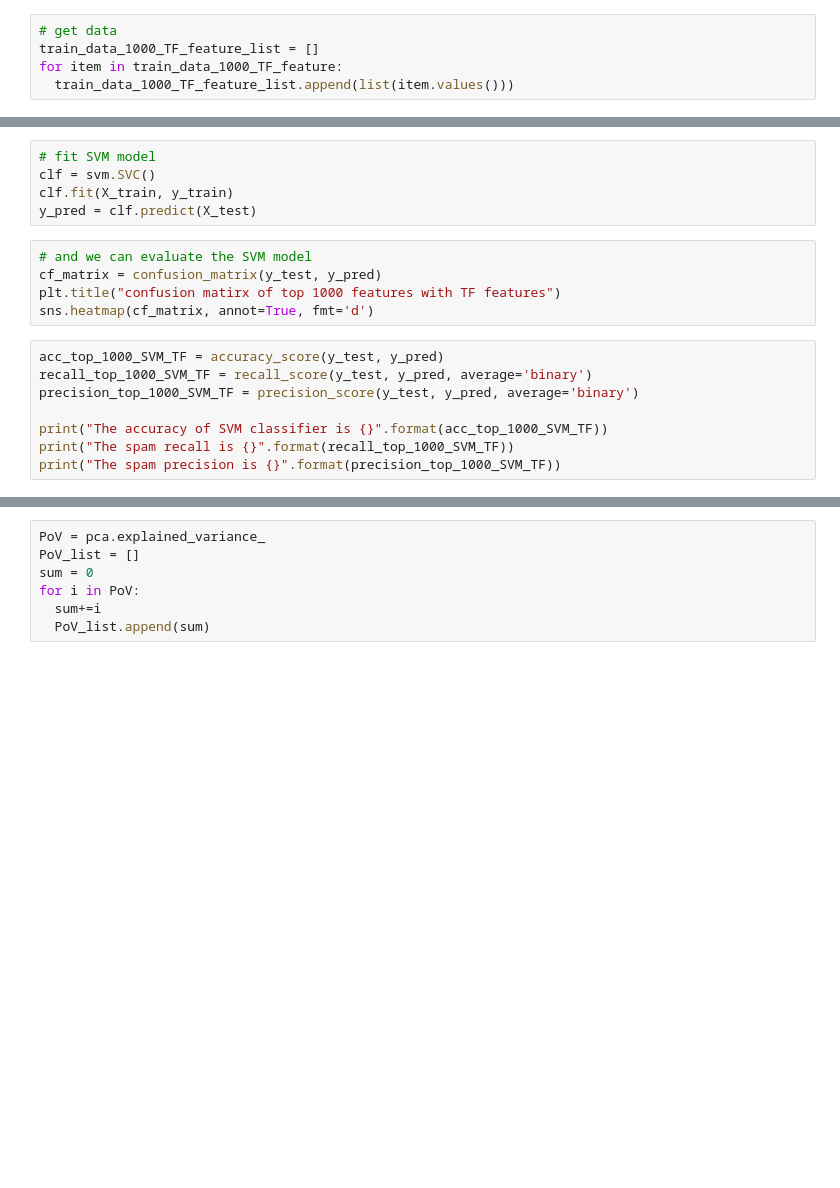
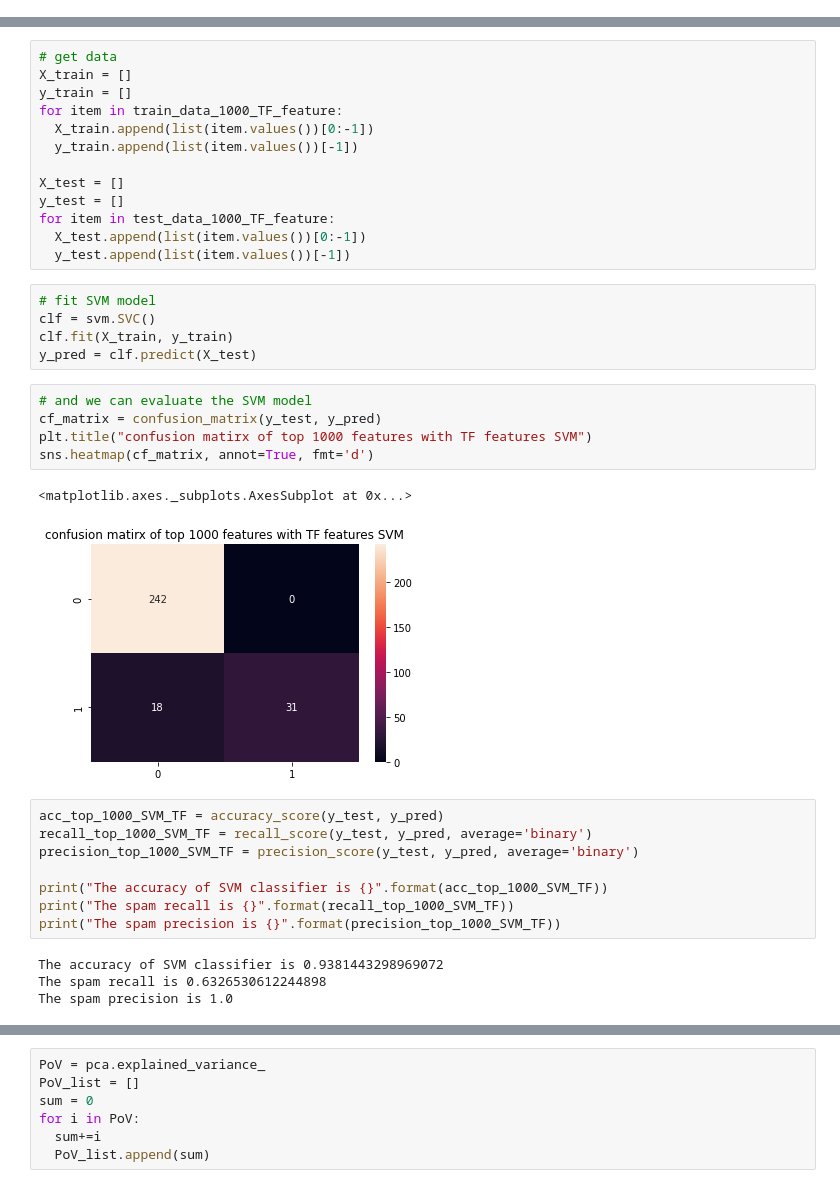
Before and after one commit to yeb2Binfang/ECE-GY-9163-ML-cyber, a Jupyter notebook: Lab/MLSec_Lab1.ipynb, the cells around one changed output, grey strips where cells are left out. Cells and saved outputs as stored; diff of their text form; blank space fills up the shorter version.

```diff
--- a/Lab/MLSec_Lab1.ipynb
+++ b/Lab/MLSec_Lab1.ipynb
@@ -877,8 +878,3 @@ The spam precision is 1.0
 ## SVM classifier
 
 We have built dataset above and here, we will test on SVM classifier. We will use cross validation to train the model. We have both dataset, binary features and TF fearures. Here, we try top 1000 IG words first. And we will use gridsearch to select parameters.
-# %%
-# get data
-train_data_1000_TF_feature_list = []
-for item in train_data_1000_TF_feature:
-  train_data_1000_TF_feature_list.append(list(item.values()))
@@ -891,3 +881,16 @@ y_test = test_data_1000_TF_feature_list[-1]
+# %%
+# get data
+X_train = []
+y_train = []
+for item in train_data_1000_TF_feature:
+  X_train.append(list(item.values())[0:-1])
+  y_train.append(list(item.values())[-1])
+
+X_test = []
+y_test = []
+for item in test_data_1000_TF_feature:
+  X_test.append(list(item.values())[0:-1])
+  y_test.append(list(item.values())[-1])
 # %%
 # fit SVM model
 clf = svm.SVC()
@@ -896,8 +899,11 @@ y_pred = clf.predict(X_test)
 # %%
 # and we can evaluate the SVM model
 cf_matrix = confusion_matrix(y_test, y_pred)
-plt.title("confusion matirx of top 1000 features with TF features")
+plt.title("confusion matirx of top 1000 features with TF features SVM")
 sns.heatmap(cf_matrix, annot=True, fmt='d')
+# %% [output]
+<matplotlib.axes._subplots.AxesSubplot at 0x...>
+[figure, added]
 # %%
 acc_top_1000_SVM_TF = accuracy_score(y_test, y_pred)
 recall_top_1000_SVM_TF = recall_score(y_test, y_pred, average='binary')
@@ -906,5 +912,9 @@ precision_top_1000_SVM_TF = precision_score(y_test, y_pred, average='binary')
 print("The accuracy of SVM classifier is {}".format(acc_top_1000_SVM_TF))
 print("The spam recall is {}".format(recall_top_1000_SVM_TF))
 print("The spam precision is {}".format(precision_top_1000_SVM_TF))
+# %% [output]
+The accuracy of SVM classifier is 0.9381443298969072
+The spam recall is 0.6326530612244898
+The spam precision is 1.0
 # %%
 print(classification_report(y_test, y_pred))
```
Also changed, not shown: parts of 18 cells of this notebook.
